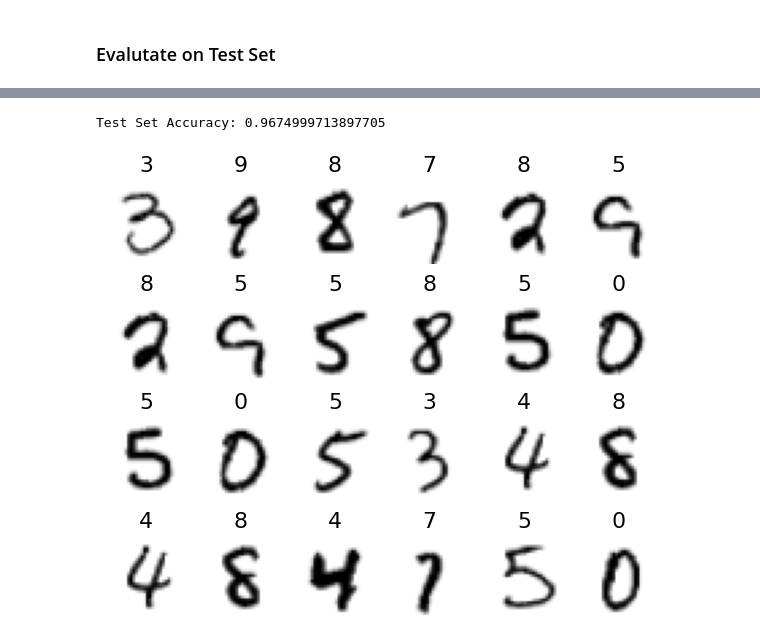
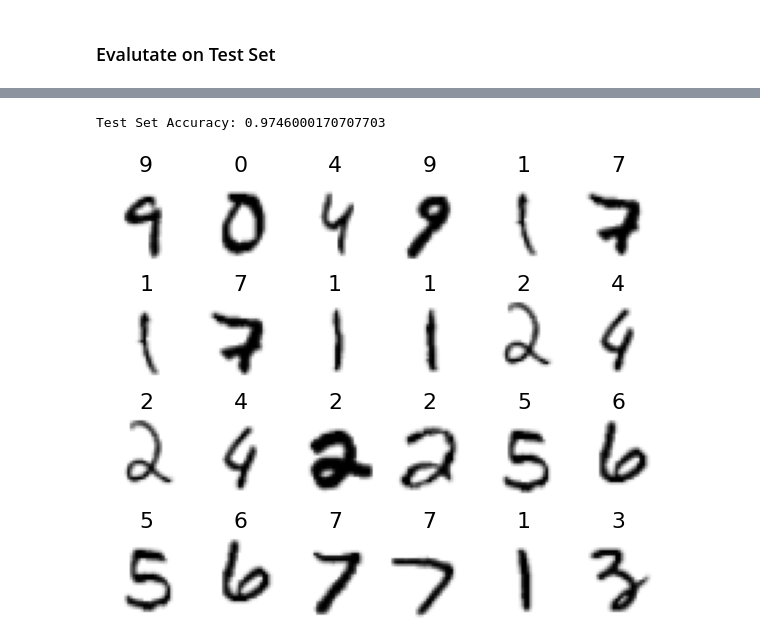
Before and after one commit to RolandSherwin/ml-paper-implementations, a Jupyter notebook: 00-LeNet/main.ipynb, the cells around one changed output, grey strips where cells are left out. Drawn from its saved outputs; the diff is of its cells as text; code cells hidden in the pictures.

```diff
--- a/00-LeNet/main.ipynb
+++ b/00-LeNet/main.ipynb
@@ -118,8 +123,7 @@ def get_leNet_model():
 
 leNet = get_leNet_model()
 # %%
-early_stopping_cb = tf.keras.callbacks.ModelCheckpoint(monitor='val_loss', save_best_only=True)
-
+cb = Callbacks()
 leNet.compile(loss='categorical_crossentropy', optimizer='adam', metrics=["accuracy"])
 leNet.summary()
 # %% [output]
@@ -127,12 +147,11 @@ TypeError: __init__() missing 1 required positional argument: 'filepath'
 # %%
 history = leNet.fit(train_ready,
                     validation_data=valid_ready,
-                    validation_steps=10,
                     epochs=50,
-                    callbacks=[early_stopping_cb])
+                    callbacks=[cb.ModelCheckpoint(file_name='LeNet', monitor='val_loss', verbose=1, save_best_only=True)]
+                    )
 
 # Save model and history
-leNet.save('lenet.h5')
 np.save("history.npy", history.history)
 # %% [output]
 Epoch 1/50
@@ -187,18 +190,18 @@ evaluate = leNet.evaluate(test_ready)
 # %%
 display = (4,6)
 fig, ax = plt.subplots(display[0], display[1], figsize=(10, 12))
 fig.subplots_adjust(hspace=-0.6, wspace=0.1)
 print(f'Test Set Accuracy: {evaluate[1]}')
 
 for x, y in test_ready.take(1):
     pred = leNet.predict(x)
 
     for i in range(display[0]):
         for j in range(display[1]):
             index = i*display[0]+j
-            ax[i,j].imshow(np.array(x[index]), cmap='binary')
+            ax[i,j].imshow(np.array(x[index]).reshape(32,32), cmap='binary')
             ax[i,j].axis('off')
             ax[i,j].set_title(int(tf.math.argmax(pred[index])), fontsize= 22)
 # %% [output]
-Test Set Accuracy: 0.9674999713897705
+Test Set Accuracy: 0.9746000170707703
-[figure, old version]
+[figure, new version]
```
Also changed, not shown: parts of 9 cells of this notebook, 3 other files.
